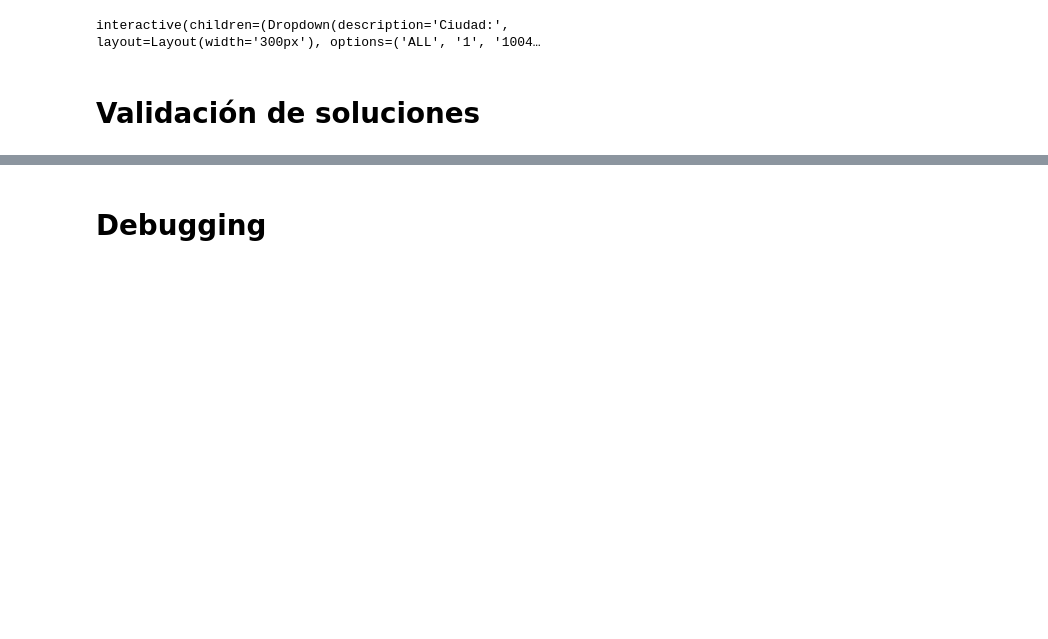
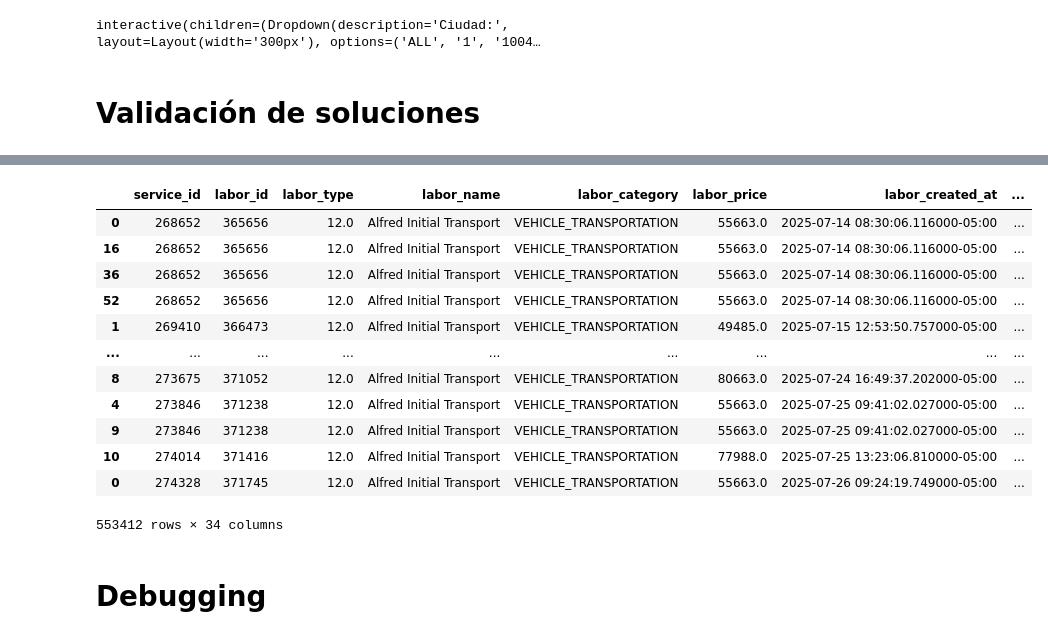
Before and after one commit to juanbeta98/Alfred, a Jupyter notebook: code/online_inst_results.ipynb, the cells around one changed output, grey strips where cells are left out. Saved outputs shown, nothing was run; the diff lists cells and outputs as text; code cells hidden in the pictures; blank space fills up the shorter version.

```diff
--- a/code/online_inst_results.ipynb
+++ b/code/online_inst_results.ipynb
@@ -415,3 +253,19 @@ display(validation_summary)
+# %%
+labors_algo_INSERT_BUFFER_df
+# %% [output]
+|  | service_id | labor_id | labor_type | labor_name | labor_category | labor_price | labor_created_at | ... |
+| 0 | 268652 | 365656 | 12.0 | Alfred Initial Transport | VEHICLE_TRANSPORTATION | 55663.0 | 2025-07-14 08:30:06.116000-05:00 | ... |
+| 16 | 268652 | 365656 | 12.0 | Alfred Initial Transport | VEHICLE_TRANSPORTATION | 55663.0 | 2025-07-14 08:30:06.116000-05:00 | ... |
+| 36 | 268652 | 365656 | 12.0 | Alfred Initial Transport | VEHICLE_TRANSPORTATION | 55663.0 | 2025-07-14 08:30:06.116000-05:00 | ... |
+| 52 | 268652 | 365656 | 12.0 | Alfred Initial Transport | VEHICLE_TRANSPORTATION | 55663.0 | 2025-07-14 08:30:06.116000-05:00 | ... |
+| 1 | 269410 | 366473 | 12.0 | Alfred Initial Transport | VEHICLE_TRANSPORTATION | 49485.0 | 2025-07-15 12:53:50.757000-05:00 | ... |
+| ... | ... | ... | ... | ... | ... | ... | ... | ... |
+| 8 | 273675 | 371052 | 12.0 | Alfred Initial Transport | VEHICLE_TRANSPORTATION | 80663.0 | 2025-07-24 16:49:37.202000-05:00 | ... |
+| 4 | 273846 | 371238 | 12.0 | Alfred Initial Transport | VEHICLE_TRANSPORTATION | 55663.0 | 2025-07-25 09:41:02.027000-05:00 | ... |
+| 9 | 273846 | 371238 | 12.0 | Alfred Initial Transport | VEHICLE_TRANSPORTATION | 55663.0 | 2025-07-25 09:41:02.027000-05:00 | ... |
+| 10 | 274014 | 371416 | 12.0 | Alfred Initial Transport | VEHICLE_TRANSPORTATION | 77988.0 | 2025-07-25 13:23:06.810000-05:00 | ... |
+| 0 | 274328 | 371745 | 12.0 | Alfred Initial Transport | VEHICLE_TRANSPORTATION | 55663.0 | 2025-07-26 09:24:19.749000-05:00 | ... |
+553412 rows × 34 columns
 # %% [markdown]
 # Debugging
 # %% [markdown]
```
Also changed, not shown: parts of 9 cells of this notebook, 17 other files.
